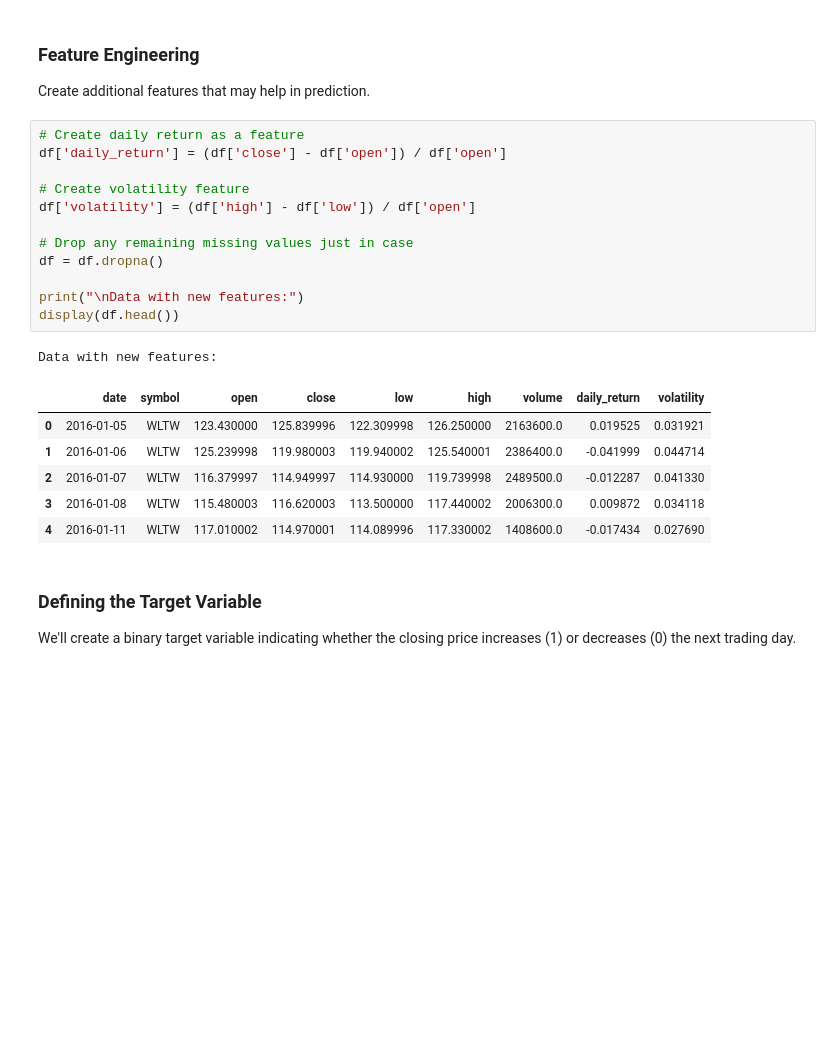
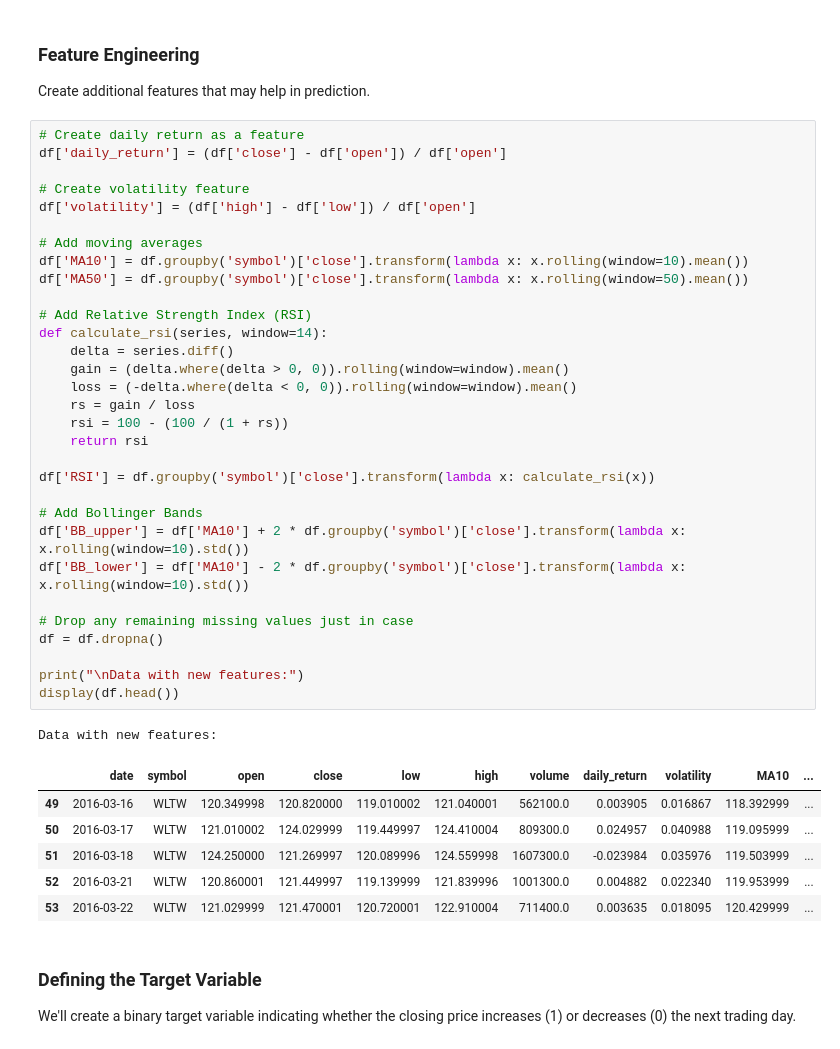
Before and after one commit to triggor/nyse-prediction, a Jupyter notebook: src/nyse_price_dir.ipynb, the cells around one changed output. Cells and saved outputs as stored; diff of their text form; blank space fills up the shorter version.

```diff
--- a/src/nyse_price_dir.ipynb
+++ b/src/nyse_price_dir.ipynb
@@ -137,23 +138,42 @@ Create additional features that may help in prediction.
 # %%
 # Create daily return as a feature
 df['daily_return'] = (df['close'] - df['open']) / df['open']
 
 # Create volatility feature
 df['volatility'] = (df['high'] - df['low']) / df['open']
 
+# Add moving averages
+df['MA10'] = df.groupby('symbol')['close'].transform(lambda x: x.rolling(window=10).mean())
+df['MA50'] = df.groupby('symbol')['close'].transform(lambda x: x.rolling(window=50).mean())
+
+# Add Relative Strength Index (RSI)
+def calculate_rsi(series, window=14):
+    delta = series.diff()
+    gain = (delta.where(delta > 0, 0)).rolling(window=window).mean()
+    loss = (-delta.where(delta < 0, 0)).rolling(window=window).mean()
+    rs = gain / loss
+    rsi = 100 - (100 / (1 + rs))
+    return rsi
+
+df['RSI'] = df.groupby('symbol')['close'].transform(lambda x: calculate_rsi(x))
+
+# Add Bollinger Bands
+df['BB_upper'] = df['MA10'] + 2 * df.groupby('symbol')['close'].transform(lambda x: x.rolling(window=10).std())
+df['BB_lower'] = df['MA10'] - 2 * df.groupby('symbol')['close'].transform(lambda x: x.rolling(window=10).std())
+
 # Drop any remaining missing values just in case
 df = df.dropna()
 
 print("\nData with new features:")
 display(df.head())
 # %% [output]
 Data with new features:
-|  | date | symbol | open | close | low | high | volume | daily_return | volatility |
-| 0 | 2016-01-05 | WLTW | 123.430000 | 125.839996 | 122.309998 | 126.250000 | 2163600.0 | 0.019525 | 0.031921 |
-| 1 | 2016-01-06 | WLTW | 125.239998 | 119.980003 | 119.940002 | 125.540001 | 2386400.0 | -0.041999 | 0.044714 |
-| 2 | 2016-01-07 | WLTW | 116.379997 | 114.949997 | 114.930000 | 119.739998 | 2489500.0 | -0.012287 | 0.041330 |
-| 3 | 2016-01-08 | WLTW | 115.480003 | 116.620003 | 113.500000 | 117.440002 | 2006300.0 | 0.009872 | 0.034118 |
-| 4 | 2016-01-11 | WLTW | 117.010002 | 114.970001 | 114.089996 | 117.330002 | 1408600.0 | -0.017434 | 0.027690 |
+|  | date | symbol | open | close | low | high | volume | daily_return | volatility | MA10 | ... |
+| 49 | 2016-03-16 | WLTW | 120.349998 | 120.820000 | 119.010002 | 121.040001 | 562100.0 | 0.003905 | 0.016867 | 118.392999 | ... |
+| 50 | 2016-03-17 | WLTW | 121.010002 | 124.029999 | 119.449997 | 124.410004 | 809300.0 | 0.024957 | 0.040988 | 119.095999 | ... |
+| 51 | 2016-03-18 | WLTW | 124.250000 | 121.269997 | 120.089996 | 124.559998 | 1607300.0 | -0.023984 | 0.035976 | 119.503999 | ... |
+| 52 | 2016-03-21 | WLTW | 120.860001 | 121.449997 | 119.139999 | 121.839996 | 1001300.0 | 0.004882 | 0.022340 | 119.953999 | ... |
+| 53 | 2016-03-22 | WLTW | 121.029999 | 121.470001 | 120.720001 | 122.910004 | 711400.0 | 0.003635 | 0.018095 | 120.429999 | ... |
 # %% [markdown]
 ### Defining the Target Variable
 We'll create a binary target variable indicating whether the closing price increases (1) or decreases (0) the next trading day.
```
Also changed, not shown: parts of 14 cells of this notebook.
